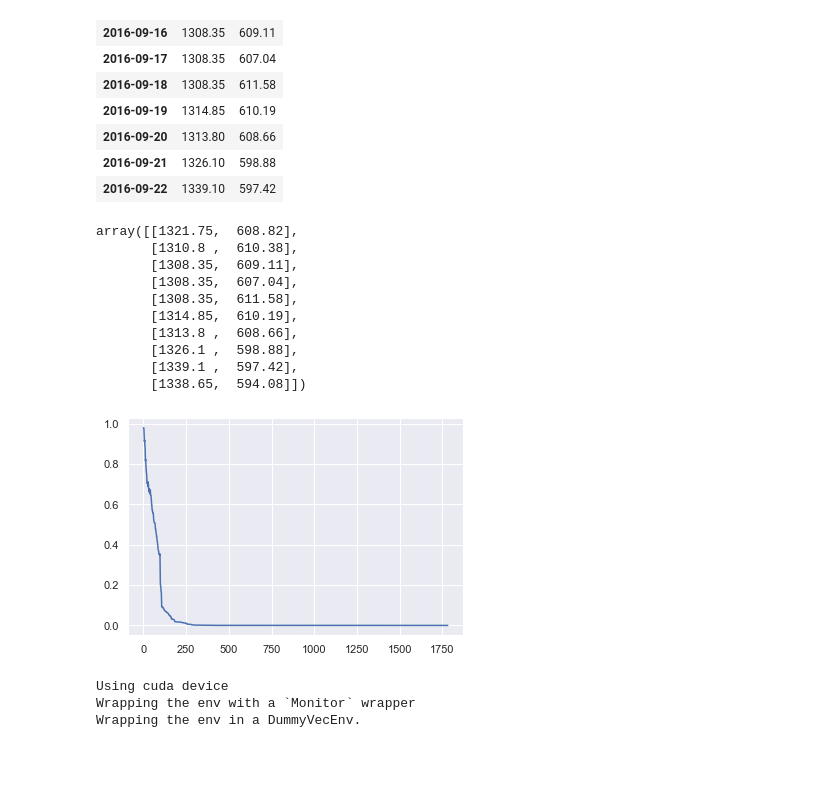
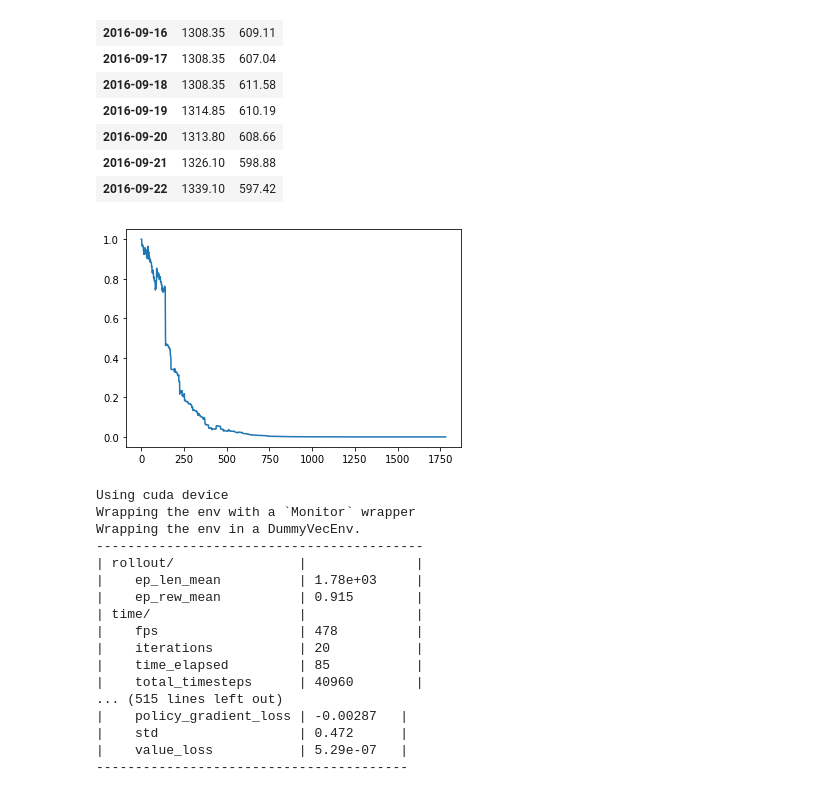
Before and after one commit to 1007210276/2022MCM, a Jupyter notebook: model/model.ipynb, the cells around one changed output. Cells and saved outputs as stored; diff of their text form; code cells hidden in the pictures; blank space fills up the shorter version.

```diff
--- a/model/model.ipynb
+++ b/model/model.ipynb
@@ -15,2 +18,0 @@ from stable_baselines3.common.noise import NormalActionNoise, OrnsteinUhlenbeckA
-# %%
-sns.set_theme()
@@ -30,4 +18,0 @@ bitcoin.head()
-# %%
-gold = pd.read_csv('../data/LBMA-GOLD.csv', index_col='Date', parse_dates=True)
-gold.columns = ['Value']
-gold.head()
@@ -55,7 +47,0 @@ gold_rate, bit_rate = 0, 0
-# %%
-
-all_index = pd.date_range('2016-9-12', '2021-9-10', freq='D')
-gold = gold.reindex(all_index)
-price = pd.concat([gold.fillna(method='pad'), bitcoin[1:]], axis=1)
-price.columns = ['gold', 'bitcoin']
-price
@@ -113,34 +101,23 @@ price.loc[cur_date - pd.DateOffset(n=10): cur_date]
 # %%
 env = PortfolioEnv(price, pd.notna(gold)['Value'], pd.Timestamp('2016-9-12'), pd.Timestamp('2021-9-8'))
 rewards = []
 bit = []
 while True:
     action = env.action_space.sample()
     _, reward, done, _ = env.step(action)
     rewards.append(reward)
     if done:
         break
 
 rewards = np.array(rewards)
 rewards = rewards.cumsum()
 rewards = np.exp(rewards)
 plt.plot(rewards)
 # plt.plot(bit)
 
 del rewards
-env.reset()
 # %% [output]
-array([[1321.75,  608.82],
-       [1310.8 ,  610.38],
-       [1308.35,  609.11],
-       [1308.35,  607.04],
-       [1308.35,  611.58],
-       [1314.85,  610.19],
-       [1313.8 ,  608.66],
-       [1326.1 ,  598.88],
-       [1339.1 ,  597.42],
-       [1338.65,  594.08]])
-[figure, old version]
+[figure, new version]
 # %%
 
 
@@ -148,12 +125,25 @@ array([[1321.75,  608.82],
 n_actions = env.action_space.shape[-1]
 # action_noise = NormalActionNoise(mean=np.zeros(n_actions), sigma=0.1 * np.ones(n_actions))
 
-model = DDPG("MlpPolicy", env, verbose=1)
-model.learn(total_timesteps=10000, log_interval=20)
-model.save("1e4-2-ddpg")
+model = PPO("MlpPolicy", env, verbose=1)
+model.learn(total_timesteps=1000000, log_interval=20)
+model.save("ppo-1000000")
 env = model.get_env()
-del model
 # %% [output]
 Using cuda device
 Wrapping the env with a `Monitor` wrapper
 Wrapping the env in a DummyVecEnv.
+------------------------------------------
+| rollout/                |              |
+|    ep_len_mean          | 1.78e+03     |
+|    ep_rew_mean          | 0.915        |
+| time/                   |              |
+|    fps                  | 478          |
+|    iterations           | 20           |
+|    time_elapsed         | 85           |
+|    total_timesteps      | 40960        |
+... (515 lines left out)
+|    policy_gradient_loss | -0.00287   |
+|    std                  | 0.472      |
+|    value_loss           | 5.29e-07   |
+----------------------------------------
```
Also changed, not shown: parts of 14 cells of this notebook, 8 other files.
